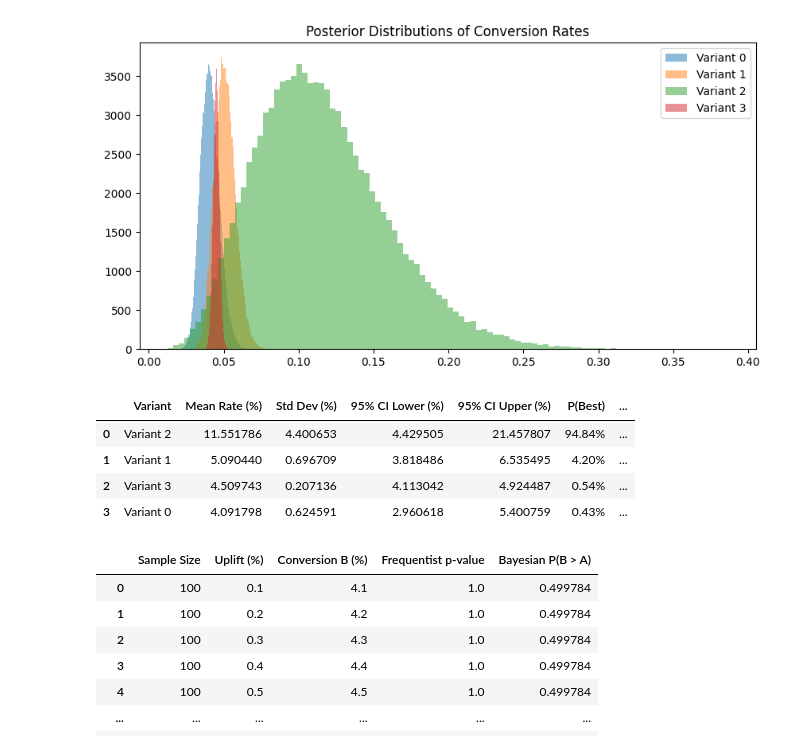
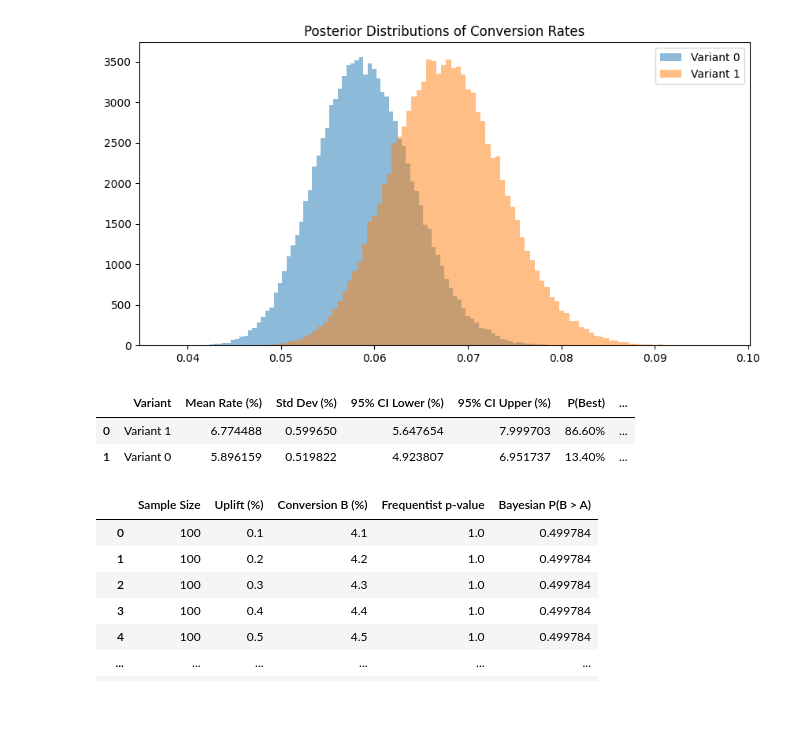
Before and after one commit to aahammer/bayesian-toolbox, a Jupyter notebook: draft/sketchbook.ipynb, the cells around one changed output. Cells and saved outputs as stored; diff of their text form; code cells hidden in the pictures; blank space fills up the shorter version.

```diff
--- a/notebooks/sketchbook.ipynb
+++ b/draft/sketchbook.ipynb
@@ -80,6 +80,12 @@ def summarize_variant_posteriors(samples_list, variant_names=None, reference_idx
             uplift = (samples / ref_samples - 1) * 100
             regret = np.abs(samples - ref_samples) * 100
 
+
+            regret = (ref_samples > samples) * (ref_samples - samples)  # only where chosen variant is worse
+            expected_regret = regret.mean() * 100  # convert to percentage
+
+
+
             rows.append({
                 "Variant": name,
                 "Mean Rate (%)": mean_rate,
@@ -110,8 +116,6 @@ def summarize_variant_posteriors(samples_list, variant_names=None, reference_idx
 
 
 
-
-
 def plot_variant_posteriors(samples_list, variant_names=None):
     """
     Plots posterior histograms of conversion rates for all variants.
@@ -137,13 +378,11 @@ def compare_variant_posteriors(samples_list, variant_names=None):
 # %%
-samples = sample_beta_binomial_posteriors([40,50,5,450],[1000,1000,50,10000])
-compare_variant_posteriors(samples)
+variant_samples = sample_beta_binomial_posteriors([120,118],[2050,1754])
+compare_variant_posteriors(variant_samples)
 # %% [output]
-[figure, old version]
+[figure, new version]
 |  | Variant | Mean Rate (%) | Std Dev (%) | 95% CI Lower (%) | 95% CI Upper (%) | P(Best) | ... |
-| 0 | Variant 2 | 11.551786 | 4.400653 | 4.429505 | 21.457807 | 94.84% | ... |
-| 1 | Variant 1 | 5.090440 | 0.696709 | 3.818486 | 6.535495 | 4.20% | ... |
-| 2 | Variant 3 | 4.509743 | 0.207136 | 4.113042 | 4.924487 | 0.54% | ... |
-| 3 | Variant 0 | 4.091798 | 0.624591 | 2.960618 | 5.400759 | 0.43% | ... |
+| 0 | Variant 1 | 6.774488 | 0.599650 | 5.647654 | 7.999703 | 86.60% | ... |
+| 1 | Variant 0 | 5.896159 | 0.519822 | 4.923807 | 6.951737 | 13.40% | ... |
 # %%
 import numpy as np
 from statsmodels.stats.proportion import proportions_ztest
```
Also changed, not shown: parts of 6 cells of this notebook, 14 other files.
